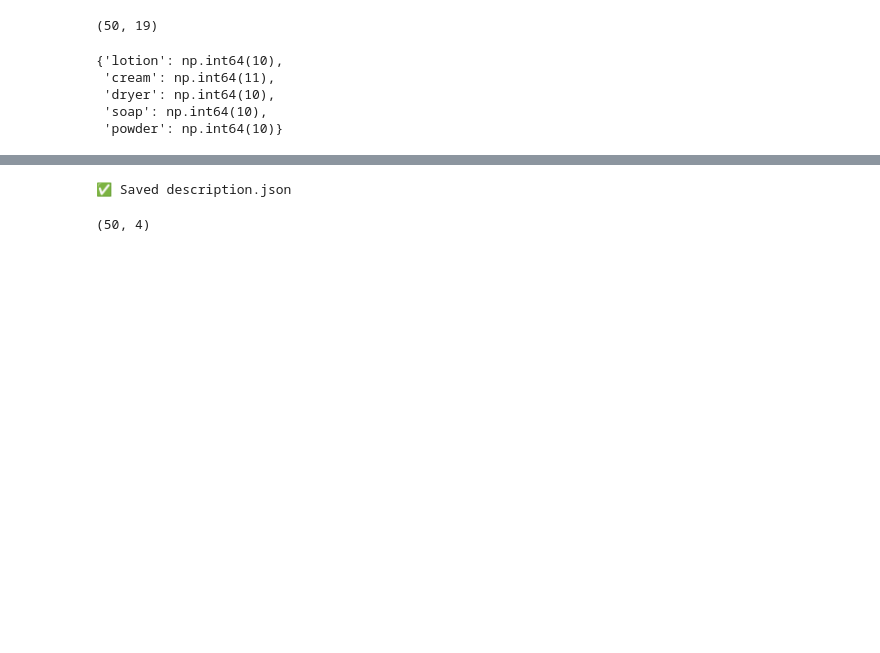
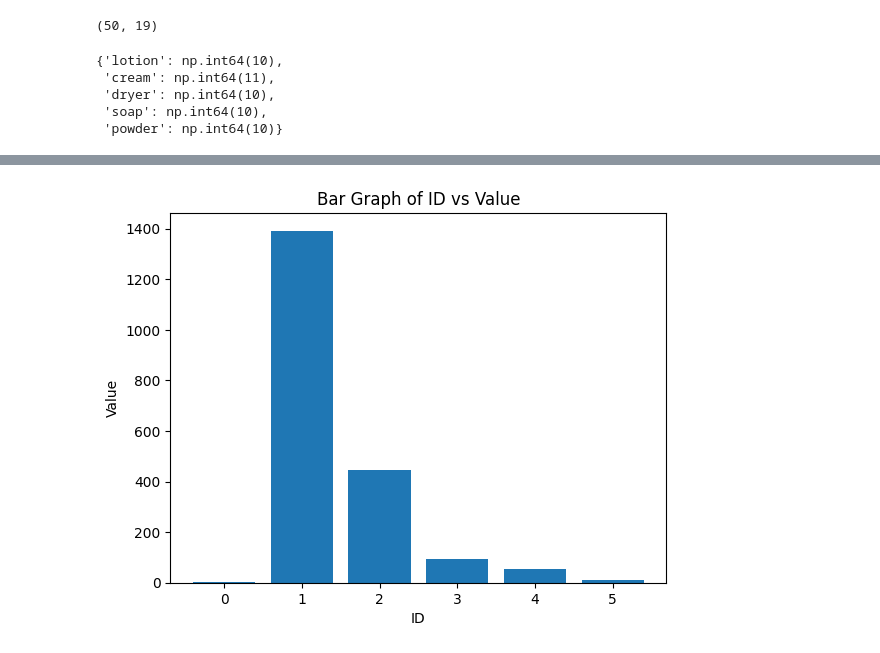
Before and after one commit to ichiko365/CX_Management_project, a Jupyter notebook: src/putting_data_into_db.ipynb, the cells around one changed output, grey strips where cells are left out. Drawn from its saved outputs; the diff is of its cells as text; code cells hidden in the pictures; blank space fills up the shorter version.

```diff
--- a/src/putting_data_into_db.ipynb
+++ b/src/putting_data_into_db.ipynb
@@ -372,12 +358,25 @@ balanced_sample_clean.rename(columns={"asin": "ASIN", "title": "Title", "descrip
-# %%
-balanced_sample_clean = balanced_sample_clean[["ASIN", "Title", "Description", "ImageURL"]]
-with open("/Users/nike/Documents/Data Science Work/Project/Hackthon/CX_Management_project/app/data/product/description.json", "w", encoding="utf-8") as f:
-    json.dump(balanced_sample_clean.to_dict(orient="records"), f, indent=2, ensure_ascii=False)
-
-print("✅ Saved description.json")
-# %% [output]
-✅ Saved description.json
-# %%
-balanced_sample_clean.shape
-# %% [output]
-(50, 4)
+# %%
+import pandas as pd
+# add table
+# 0	1
+# 1	1392
+# 3	94
+# 5	11
+# 4	56
+# 2	445
+
+table = pd.DataFrame({
+    "id": [0, 1, 2, 3, 4, 5],
+    "value": [1, 1392, 445, 94, 56, 11]
+})
+
+# making bar graph
+import matplotlib.pyplot as plt
+
+plt.bar(table["id"], table["value"])
+plt.xlabel("ID")
+plt.ylabel("Value")
+plt.title("Bar Graph of ID vs Value")
+plt.show()
+# %% [output]
+[figure, added]
```
Also changed, not shown: parts of 2 cells of this notebook, 18 other files.
